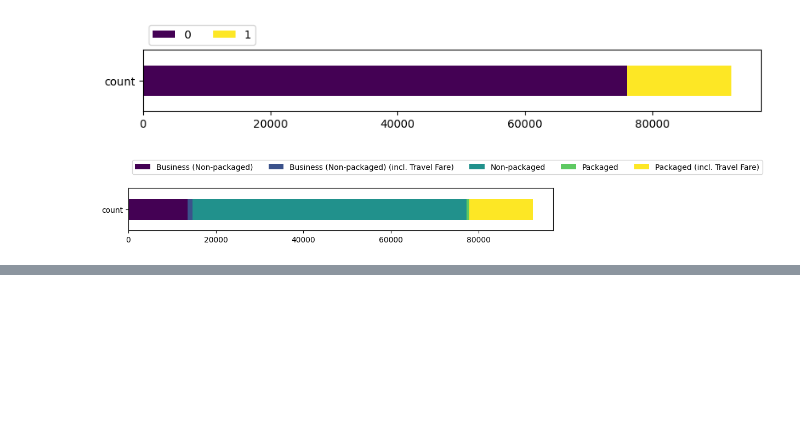
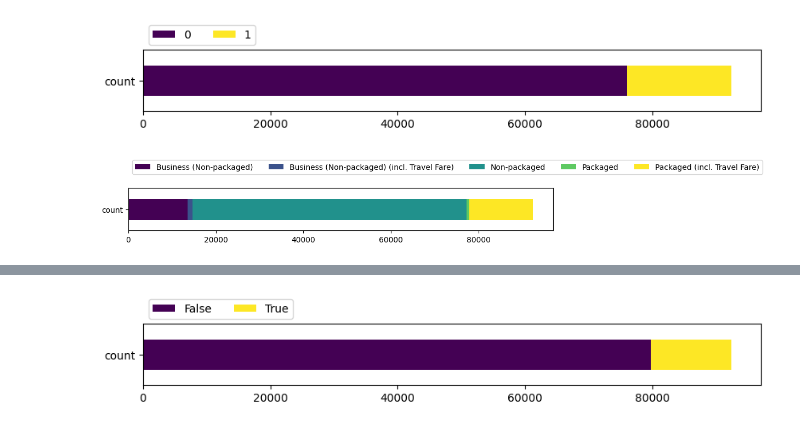
Before and after one commit to arushisinha98/data-explorer, a Jupyter notebook: notebooks/CleanOVS.ipynb, the cells around one changed output, grey strips where cells are left out. Saved outputs shown, nothing was run; the diff lists cells and outputs as text; code cells hidden in the pictures; blank space fills up the shorter version.

```diff
--- a/notebooks/CleanOVS.ipynb
+++ b/notebooks/CleanOVS.ipynb
@@ -711,0 +669,9 @@ df['FRIENDS_FAMILY_IN_SG'] = df['c9'].fillna(0)
+# %%
+# GST claim
+
+df['GST_CLAIM'] = df['c17'].fillna(0)
+df['GST_CLAIM'] = df['GST_CLAIM'] >= 1
+
+StackedHorizontalBar(df, 'GST_CLAIM')
+# %% [output]
+[figure, added]
```
Also changed, not shown: parts of 31 cells of this notebook, 2 other files.
